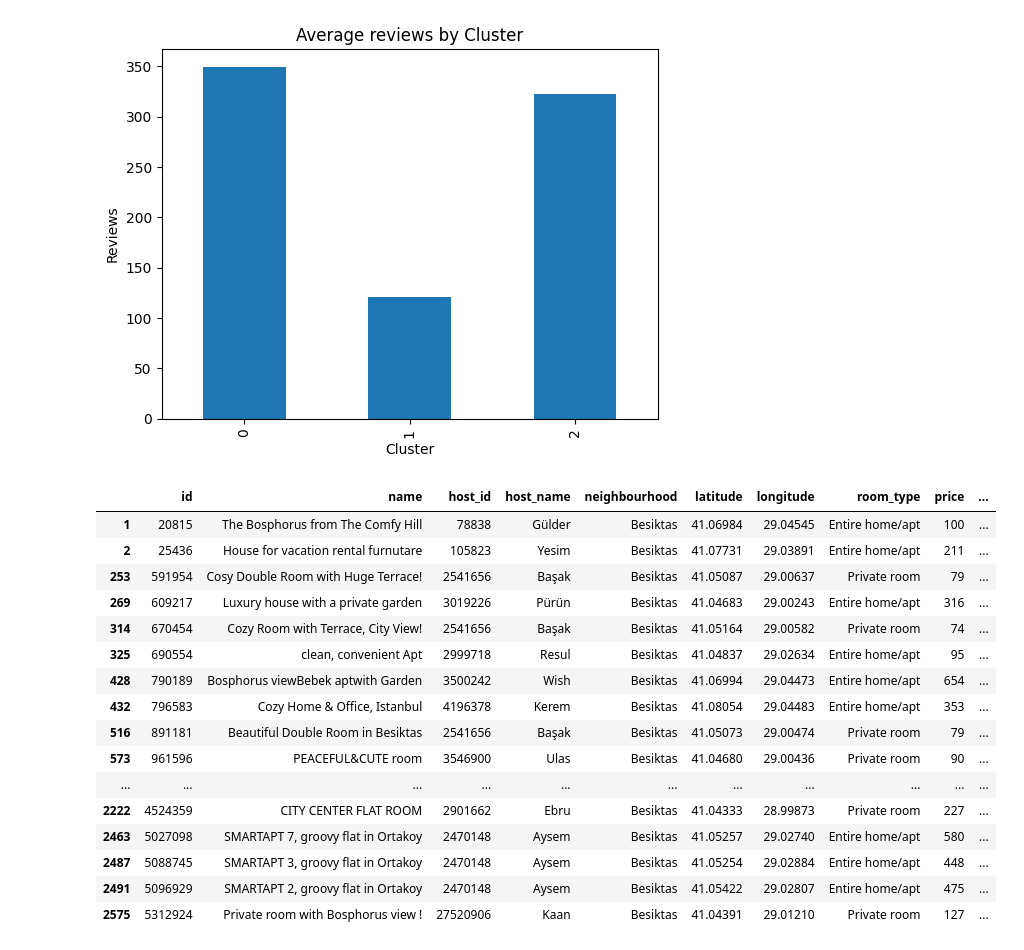
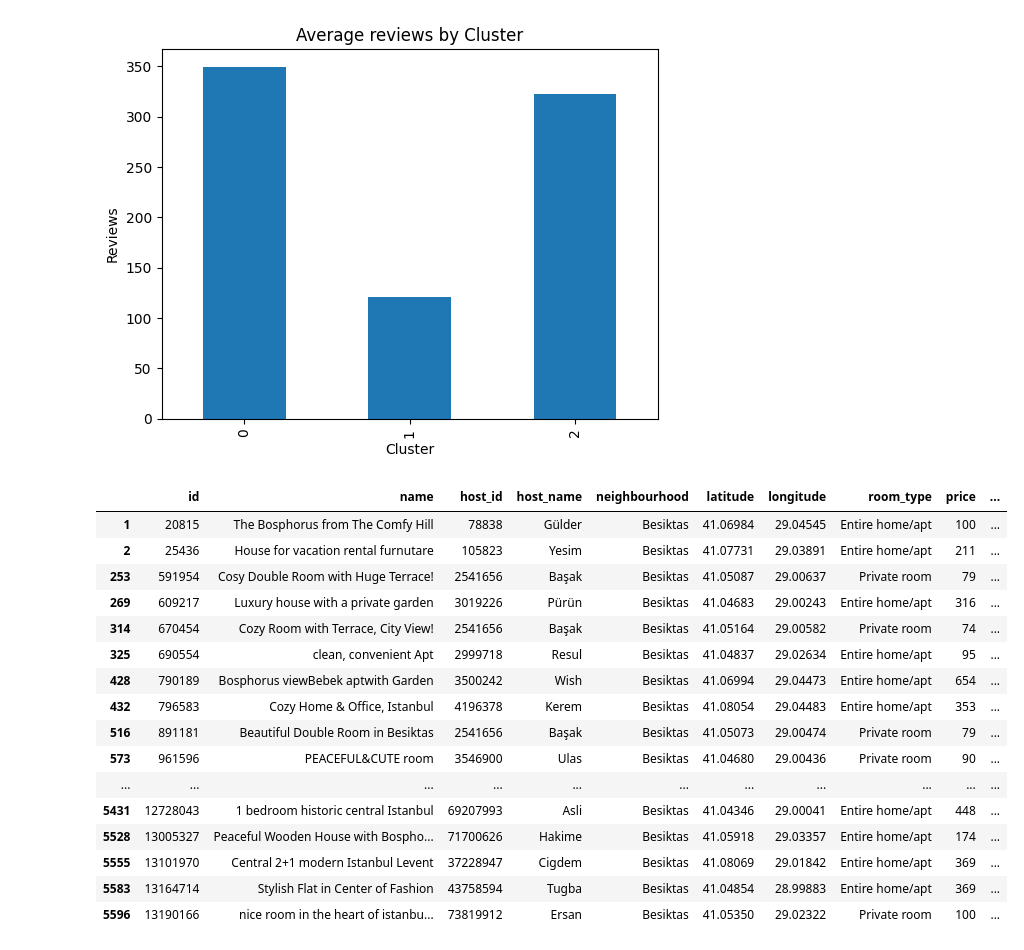
Before and after one commit to farisbegic/airbnb-istanbul-eda, a Jupyter notebook: IstanbulAirBnBEDA.ipynb, the cells around one changed output. Drawn from its saved outputs; the diff is of its cells as text; code cells hidden in the pictures.

```diff
--- a/IstanbulAirBnBEDA.ipynb
+++ b/IstanbulAirBnBEDA.ipynb
@@ -460,32 +481,29 @@ plt.show()
 # %% [output]
 [figure]
 # %%
-# filter the data to include only listings in the "Besiktas" neighborhood
+# Filter the data to include only listings in the "Besiktas" neighborhood
 filtered_neighbourhood = df[df["neighbourhood"] == "Besiktas"]
 
-# find the cluster with the lowest average price
-lowest_price_cluster = df.groupby("kmeans_cluster")["price_normalized"].mean().sort_values().index[0]
+# Filter the data to include only listings in the "Besiktas" neighborhood that are in the cluster with the lowest average price
+lowest_price_properties = filtered_neighbourhood[filtered_neighbourhood["kmeans_cluster"] == 1]
 
-# filter the data to include only listings in the "Arnavutkoy" neighborhood that are in the cluster with the lowest average price
-lowest_price_properties = filtered_neighbourhood[filtered_neighbourhood["kmeans_cluster"] == lowest_price_cluster]
-
-# display the first few rows of the resulting dataframe
-lowest_price_properties.head(20)
+# Display the first few rows of the resulting dataframe
+lowest_price_properties.head(50)
 # %% [output]
 |  | id | name | host_id | host_name | neighbourhood | latitude | longitude | room_type | price | ... |
 | 1 | 20815 | The Bosphorus from The Comfy Hill | 78838 | Gülder | Besiktas | 41.06984 | 29.04545 | Entire home/apt | 100 | ... |
 | 2 | 25436 | House for vacation rental furnutare | 105823 | Yesim | Besiktas | 41.07731 | 29.03891 | Entire home/apt | 211 | ... |
 | 253 | 591954 | Cosy Double Room with Huge Terrace! | 2541656 | Başak | Besiktas | 41.05087 | 29.00637 | Private room | 79 | ... |
 | 269 | 609217 | Luxury house with a private garden | 3019226 | Pürün | Besiktas | 41.04683 | 29.00243 | Entire home/apt | 316 | ... |
 | 314 | 670454 | Cozy Room with Terrace, City View! | 2541656 | Başak | Besiktas | 41.05164 | 29.00582 | Private room | 74 | ... |
 | 325 | 690554 | clean, convenient Apt | 2999718 | Resul | Besiktas | 41.04837 | 29.02634 | Entire home/apt | 95 | ... |
 | 428 | 790189 | Bosphorus viewBebek aptwith Garden | 3500242 | Wish | Besiktas | 41.06994 | 29.04473 | Entire home/apt | 654 | ... |
 | 432 | 796583 | Cozy Home & Office, Istanbul | 4196378 | Kerem | Besiktas | 41.08054 | 29.04483 | Entire home/apt | 353 | ... |
 | 516 | 891181 | Beautiful Double Room in Besiktas | 2541656 | Başak | Besiktas | 41.05073 | 29.00474 | Private room | 79 | ... |
 | 573 | 961596 | PEACEFUL&CUTE room | 3546900 | Ulas | Besiktas | 41.04680 | 29.00436 | Private room | 90 | ... |
 | ... | ... | ... | ... | ... | ... | ... | ... | ... | ... | ... |
-| 2222 | 4524359 | CITY CENTER FLAT ROOM | 2901662 | Ebru | Besiktas | 41.04333 | 28.99873 | Private room | 227 | ... |
-| 2463 | 5027098 | SMARTAPT 7, groovy flat in Ortakoy | 2470148 | Aysem | Besiktas | 41.05257 | 29.02740 | Entire home/apt | 580 | ... |
-| 2487 | 5088745 | SMARTAPT 3, groovy flat in Ortakoy | 2470148 | Aysem | Besiktas | 41.05254 | 29.02884 | Entire home/apt | 448 | ... |
-| 2491 | 5096929 | SMARTAPT 2, groovy flat in Ortakoy | 2470148 | Aysem | Besiktas | 41.05422 | 29.02807 | Entire home/apt | 475 | ... |
-| 2575 | 5312924 | Private room with Bosphorus view ! | 27520906 | Kaan | Besiktas | 41.04391 | 29.01210 | Private room | 127 | ... |
+| 5431 | 12728043 | 1 bedroom historic central Istanbul | 69207993 | Asli | Besiktas | 41.04346 | 29.00041 | Entire home/apt | 448 | ... |
+| 5528 | 13005327 | Peaceful Wooden House with Bospho... | 71700626 | Hakime | Besiktas | 41.05918 | 29.03357 | Entire home/apt | 174 | ... |
+| 5555 | 13101970 | Central 2+1 modern Istanbul Levent | 37228947 | Cigdem | Besiktas | 41.08069 | 29.01842 | Entire home/apt | 369 | ... |
+| 5583 | 13164714 | Stylish Flat in Center of Fashion | 43758594 | Tugba | Besiktas | 41.04854 | 28.99883 | Entire home/apt | 369 | ... |
+| 5596 | 13190166 | nice room in the heart of istanbu... | 73819912 | Ersan | Besiktas | 41.05350 | 29.02322 | Private room | 100 | ... |
```
Also changed, not shown: parts of 15 cells of this notebook, 2 other files.
